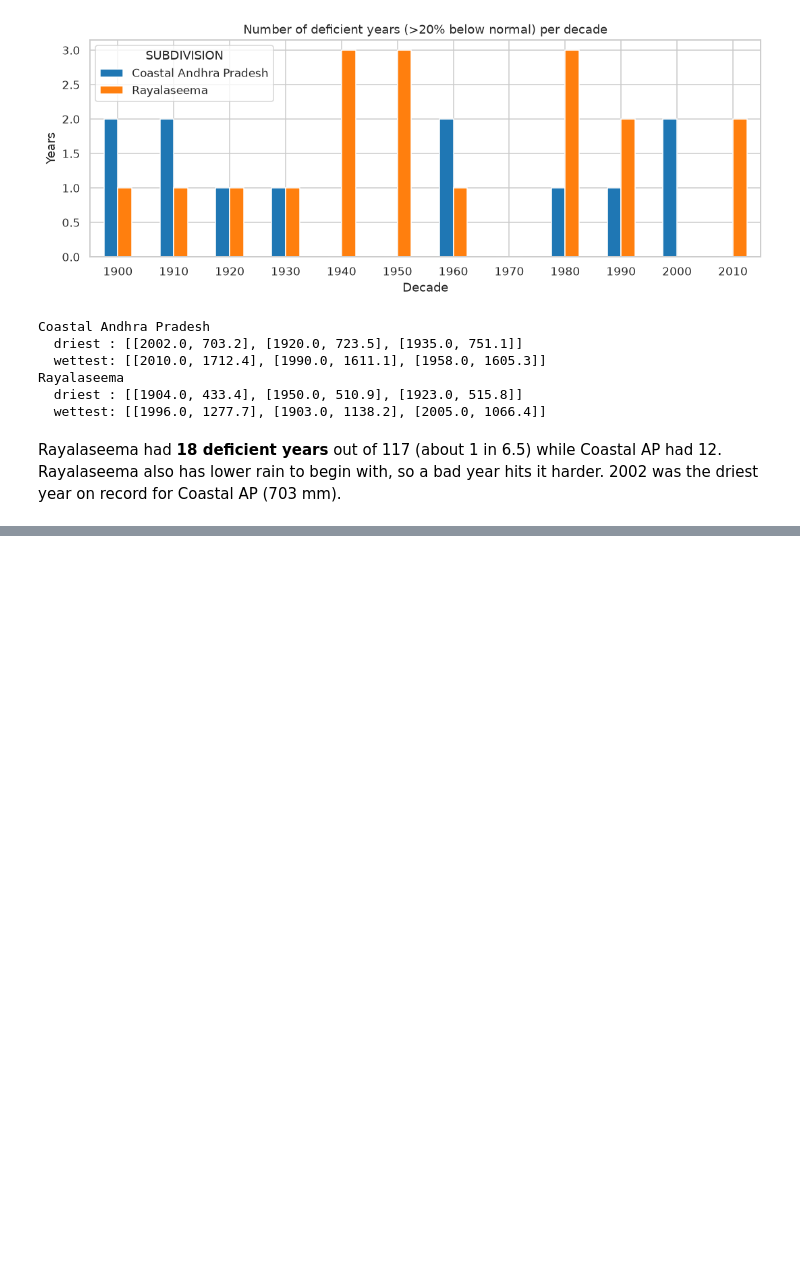
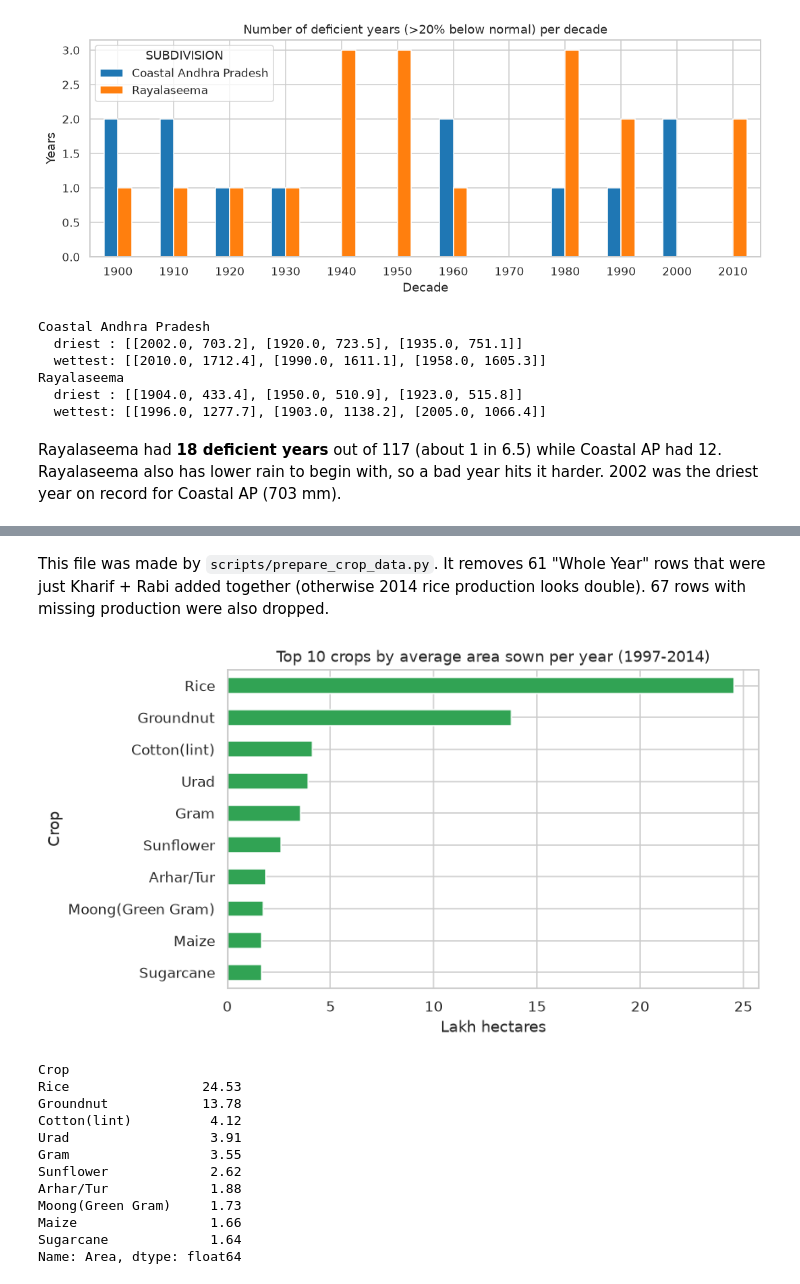
Before and after one commit to Tejdeep-67/ap-rainfall-crop-analysis, a Jupyter notebook: notebooks/ap_rainfall_crop_eda.ipynb, the cells around one changed output, grey strips where cells are left out. Saved outputs shown, nothing was run; the diff lists cells and outputs as text; code cells hidden in the pictures; blank space fills up the shorter version.

Commit message:
add crop production section to notebook

```diff
--- a/notebooks/ap_rainfall_crop_eda.ipynb
+++ b/notebooks/ap_rainfall_crop_eda.ipynb
@@ -186,0 +189,6 @@ Rayalaseema had **18 deficient years** out of 117 (about 1 in 6.5) while Coastal
+# %%
+crops = pd.read_csv("../data/ap_crop_production.csv")
+print(crops.shape)
+print("years:", crops["Crop_Year"].min(), "-", crops["Crop_Year"].max())
+print("districts:", crops["District_Name"].nunique())
+crops.head()
@@ -186,0 +205,28 @@ Rayalaseema had **18 deficient years** out of 117 (about 1 in 6.5) while Coastal
+# %% [markdown]
+This file was made by `scripts/prepare_crop_data.py`. It removes 61 "Whole Year" rows that were just Kharif + Rabi added together (otherwise 2014 rice production looks double). 67 rows with missing production were also dropped.
+# %%
+years = crops["Crop_Year"].nunique()
+top_area = (crops.groupby("Crop")["Area"].sum() / years / 1e5).sort_values(ascending=False).head(10)
+
+ax = top_area.sort_values().plot(kind="barh", figsize=(8, 4.5), color="#31a354")
+ax.set_title("Top 10 crops by average area sown per year (1997-2014)")
+ax.set_xlabel("Lakh hectares")
+plt.tight_layout()
+plt.savefig(IMG + "top_crops.png")
+plt.show()
+
+top_area.round(2)
+# %% [output]
+[figure, added]
+Crop
+Rice                 24.53
+Groundnut            13.78
+Cotton(lint)          4.12
+Urad                  3.91
+Gram                  3.55
+Sunflower             2.62
+Arhar/Tur             1.88
+Moong(Green Gram)     1.73
+Maize                 1.66
+Sugarcane             1.64
+Name: Area, dtype: float64
```
Also changed, not shown: parts of 5 cells of this notebook, 2 other files.
